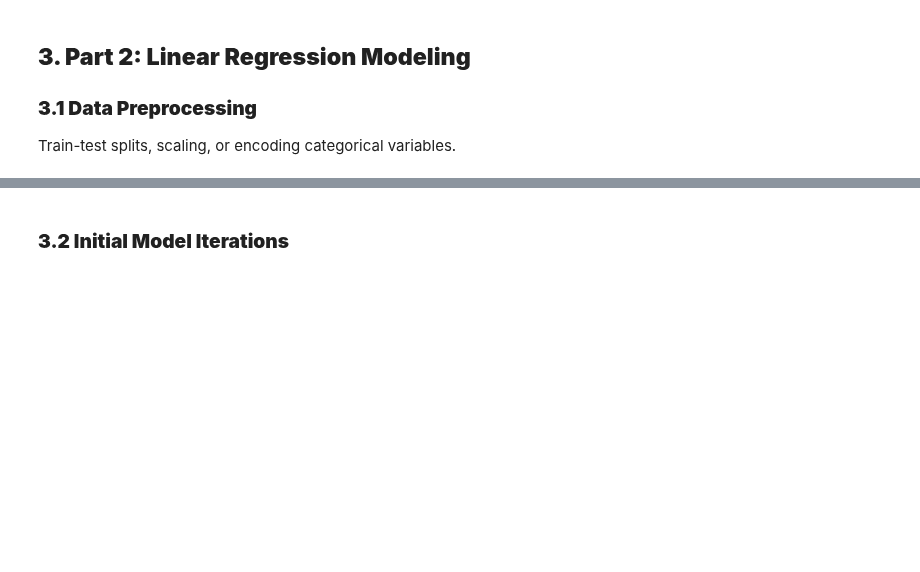
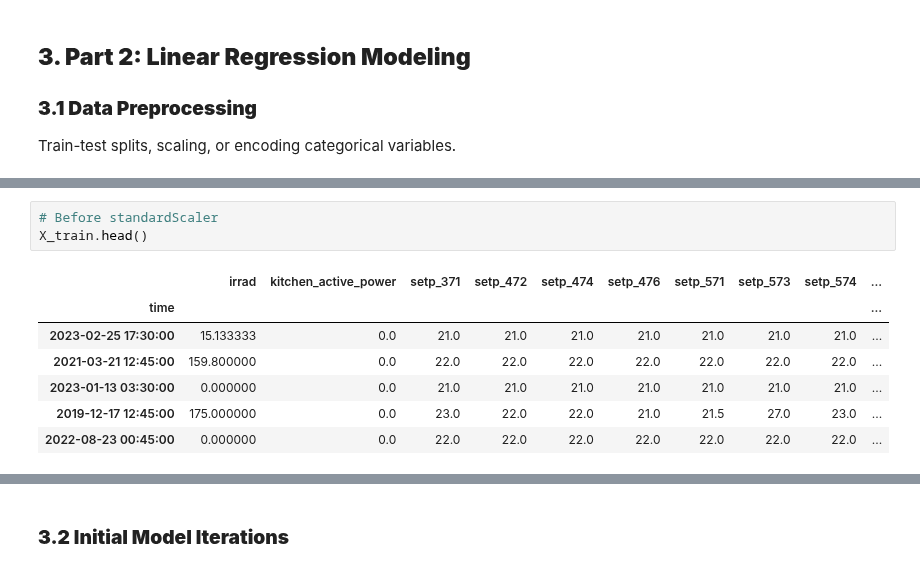
Before and after one commit to VonRiecken/Energy-Data-Engineering, a Jupyter notebook: main/ede_WS2526_project_9_ay_JR.ipynb, the cells around one changed output, grey strips where cells are left out. Drawn from its saved outputs; the diff is of its cells as text; blank space fills up the shorter version.

```diff
--- a/main/ede_WS2526_project_9_ay_JR.ipynb
+++ b/main/ede_WS2526_project_9_ay_JR.ipynb
@@ -545,0 +574,11 @@ Scaling complete (Mean=0, Std=1).
+# %%
+# Before standardScaler
+X_train.head()
+# %% [output]
+|  | irrad | kitchen_active_power | setp_371 | setp_472 | setp_474 | setp_476 | setp_571 | setp_573 | setp_574 | ... |
+| time |  |  |  |  |  |  |  |  |  | ... |
+| 2023-02-25 17:30:00 | 15.133333 | 0.0 | 21.0 | 21.0 | 21.0 | 21.0 | 21.0 | 21.0 | 21.0 | ... |
+| 2021-03-21 12:45:00 | 159.800000 | 0.0 | 22.0 | 22.0 | 22.0 | 22.0 | 22.0 | 22.0 | 22.0 | ... |
+| 2023-01-13 03:30:00 | 0.000000 | 0.0 | 21.0 | 21.0 | 21.0 | 21.0 | 21.0 | 21.0 | 21.0 | ... |
+| 2019-12-17 12:45:00 | 175.000000 | 0.0 | 23.0 | 22.0 | 22.0 | 21.0 | 21.5 | 27.0 | 23.0 | ... |
+| 2022-08-23 00:45:00 | 0.000000 | 0.0 | 22.0 | 22.0 | 22.0 | 22.0 | 22.0 | 22.0 | 22.0 | ... |
```
Also changed, not shown: parts of 27 cells of this notebook.
